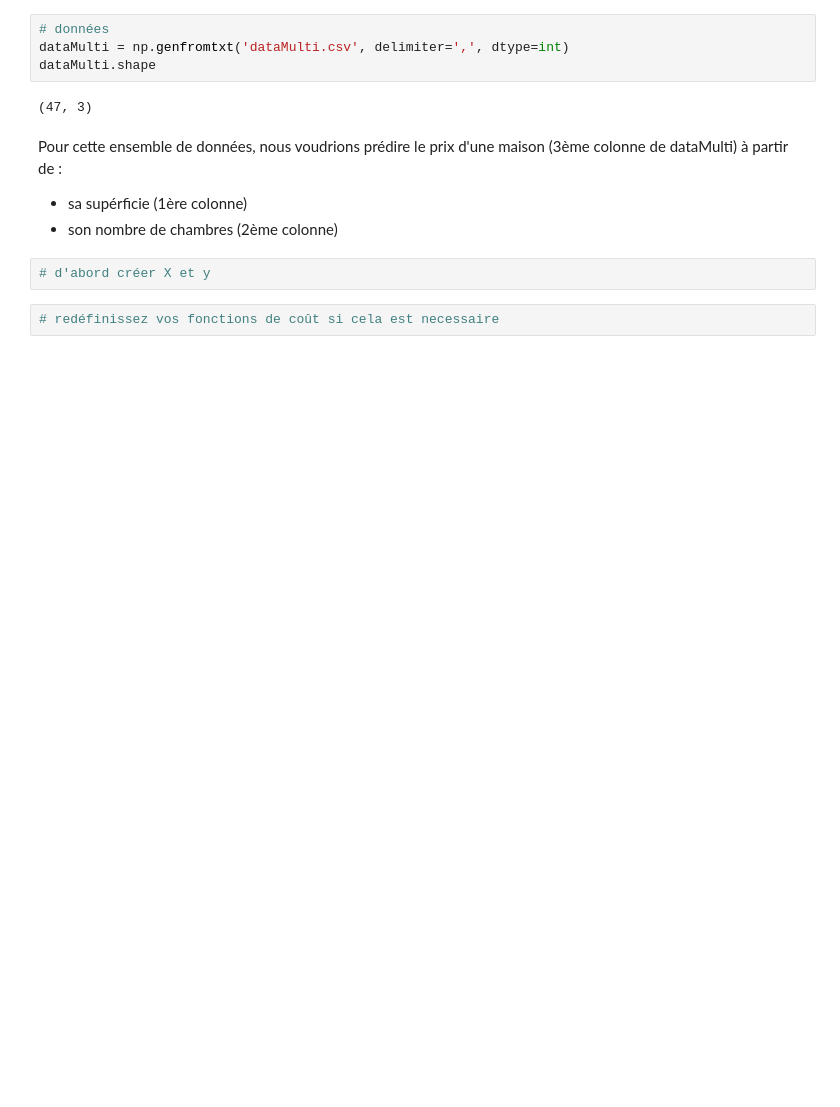
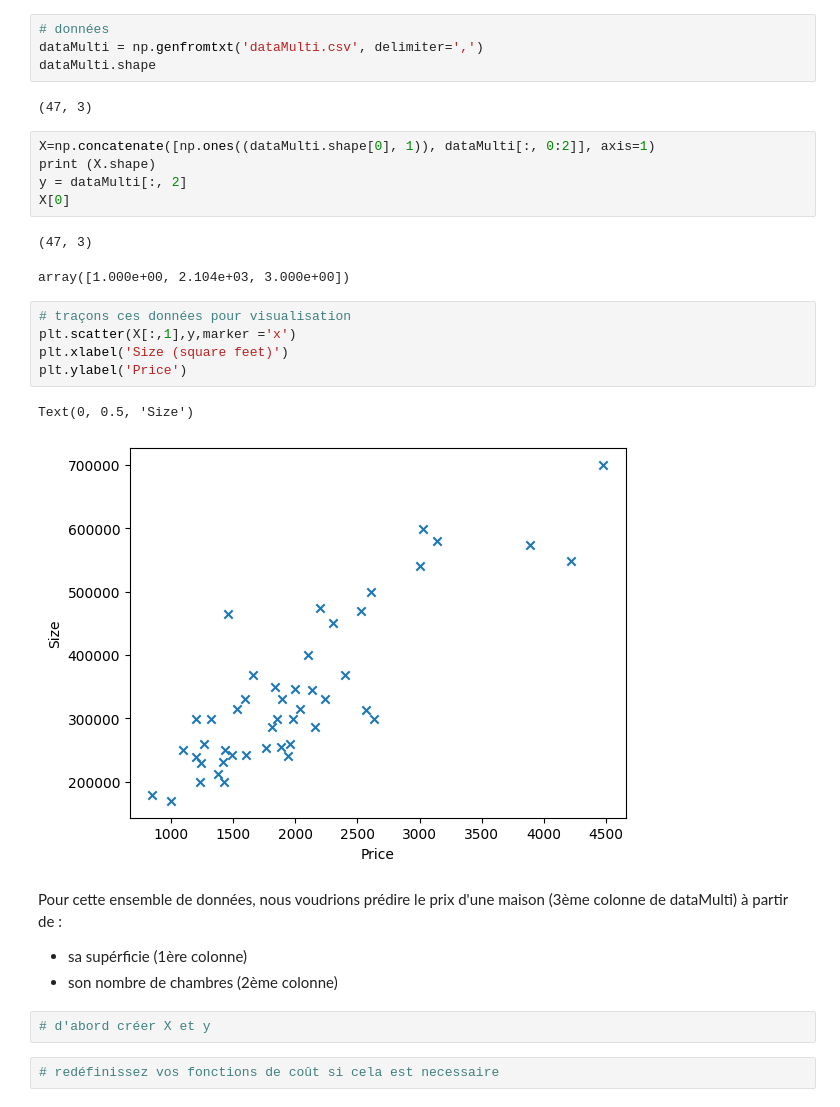
Before and after one commit to sarahmoussaoui/TP-Reseaux-de-Neurones, a Jupyter notebook: TP2/TP 2 Descente du gradient.ipynb, the cells around one changed output. Cells and saved outputs as stored; diff of their text form; blank space fills up the shorter version.

```diff
--- a/TP2/TP 2 Descente du gradient.ipynb
+++ b/TP2/TP 2 Descente du gradient.ipynb
@@ -131,10 +133,26 @@ array([0.])
 Proposer, l'aide des fonctions définies precedemment, une regression linéaire lorsque le nombre de descripeurs est supérieur à 1, en utilisant la base d'apprentissage suivante
 # %%
 # données
-dataMulti = np.genfromtxt('dataMulti.csv', delimiter=',', dtype=int)
+dataMulti = np.genfromtxt('dataMulti.csv', delimiter=',')
 dataMulti.shape
 # %% [output]
 (47, 3)
+# %%
+X=np.concatenate([np.ones((dataMulti.shape[0], 1)), dataMulti[:, 0:2]], axis=1)
+print (X.shape)
+y = dataMulti[:, 2]
+X[0]
+# %% [output]
+(47, 3)
+array([1.000e+00, 2.104e+03, 3.000e+00])
+# %%
+# traçons ces données pour visualisation
+plt.scatter(X[:,1],y,marker ='x')
+plt.xlabel('Size (square feet)')
+plt.ylabel('Price')
+# %% [output]
+Text(0, 0.5, 'Size')
+[figure, added]
 # %% [markdown]
 Pour cette ensemble de données, nous voudrions prédire le prix d'une maison (3ème colonne de dataMulti) à partir de :
 - sa supérficie (1ère colonne)
```
Also changed, not shown: parts of 20 cells of this notebook.
